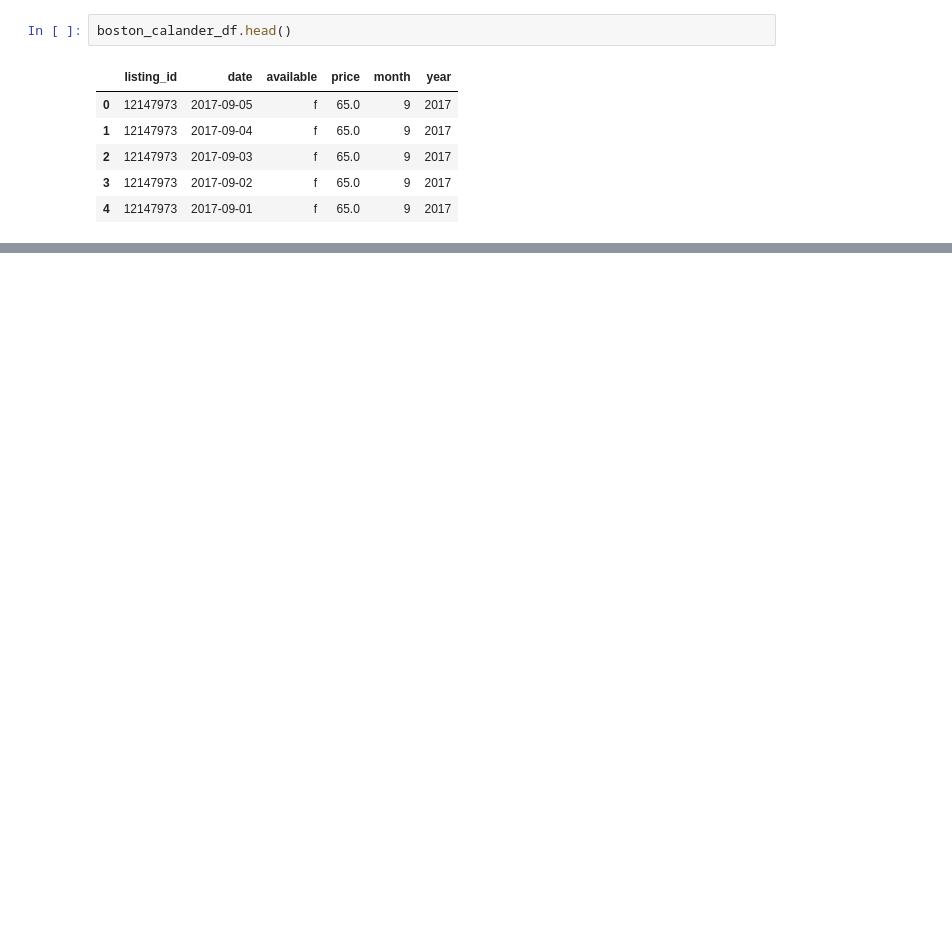
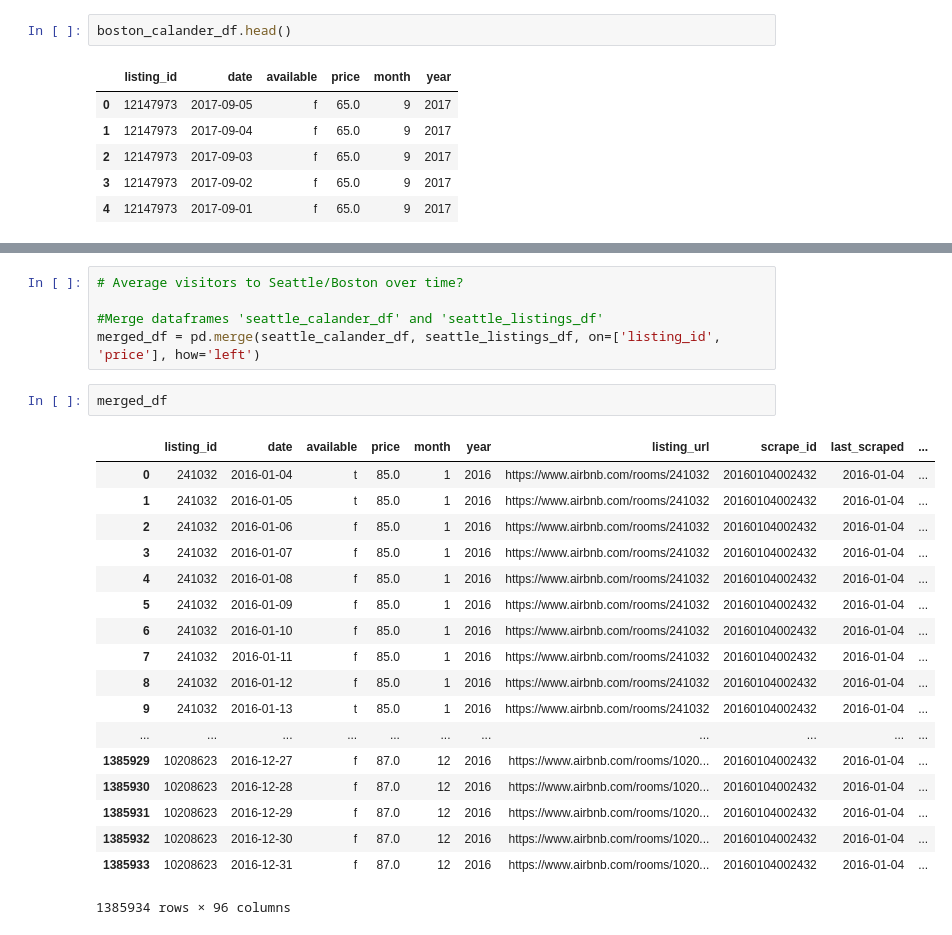
Before and after one commit to jyothishkjames/Seattle-Boston-Airbnb-Data-Analysis, a Jupyter notebook: data_prepration.ipynb, the cells around one changed output, grey strips where cells are left out. Cells and saved outputs as stored; diff of their text form; blank space fills up the shorter version.

```diff
--- a/data_prepration.ipynb
+++ b/data_prepration.ipynb
@@ -168,0 +191,26 @@ boston_calander_df.groupby('month')['price'].mean().plot(kind='line', color='blu
+# %%
+# Average visitors to Seattle/Boston over time?
+
+#Merge dataframes 'seattle_calander_df' and 'seattle_listings_df'
+merged_df = pd.merge(seattle_calander_df, seattle_listings_df, on=['listing_id', 'price'], how='left')
+# %%
+merged_df
+# %% [output]
+|  | listing_id | date | available | price | month | year | listing_url | scrape_id | last_scraped | ... |
+| 0 | 241032 | 2016-01-04 | t | 85.0 | 1 | 2016 | https://www.airbnb.com/rooms/241032 | 20160104002432 | 2016-01-04 | ... |
+| 1 | 241032 | 2016-01-05 | t | 85.0 | 1 | 2016 | https://www.airbnb.com/rooms/241032 | 20160104002432 | 2016-01-04 | ... |
+| 2 | 241032 | 2016-01-06 | f | 85.0 | 1 | 2016 | https://www.airbnb.com/rooms/241032 | 20160104002432 | 2016-01-04 | ... |
+| 3 | 241032 | 2016-01-07 | f | 85.0 | 1 | 2016 | https://www.airbnb.com/rooms/241032 | 20160104002432 | 2016-01-04 | ... |
+| 4 | 241032 | 2016-01-08 | f | 85.0 | 1 | 2016 | https://www.airbnb.com/rooms/241032 | 20160104002432 | 2016-01-04 | ... |
+| 5 | 241032 | 2016-01-09 | f | 85.0 | 1 | 2016 | https://www.airbnb.com/rooms/241032 | 20160104002432 | 2016-01-04 | ... |
+| 6 | 241032 | 2016-01-10 | f | 85.0 | 1 | 2016 | https://www.airbnb.com/rooms/241032 | 20160104002432 | 2016-01-04 | ... |
+| 7 | 241032 | 2016-01-11 | f | 85.0 | 1 | 2016 | https://www.airbnb.com/rooms/241032 | 20160104002432 | 2016-01-04 | ... |
+| 8 | 241032 | 2016-01-12 | f | 85.0 | 1 | 2016 | https://www.airbnb.com/rooms/241032 | 20160104002432 | 2016-01-04 | ... |
+| 9 | 241032 | 2016-01-13 | t | 85.0 | 1 | 2016 | https://www.airbnb.com/rooms/241032 | 20160104002432 | 2016-01-04 | ... |
+| ... | ... | ... | ... | ... | ... | ... | ... | ... | ... | ... |
+| 1385929 | 10208623 | 2016-12-27 | f | 87.0 | 12 | 2016 | https://www.airbnb.com/rooms/1020... | 20160104002432 | 2016-01-04 | ... |
+| 1385930 | 10208623 | 2016-12-28 | f | 87.0 | 12 | 2016 | https://www.airbnb.com/rooms/1020... | 20160104002432 | 2016-01-04 | ... |
+| 1385931 | 10208623 | 2016-12-29 | f | 87.0 | 12 | 2016 | https://www.airbnb.com/rooms/1020... | 20160104002432 | 2016-01-04 | ... |
+| 1385932 | 10208623 | 2016-12-30 | f | 87.0 | 12 | 2016 | https://www.airbnb.com/rooms/1020... | 20160104002432 | 2016-01-04 | ... |
+| 1385933 | 10208623 | 2016-12-31 | f | 87.0 | 12 | 2016 | https://www.airbnb.com/rooms/1020... | 20160104002432 | 2016-01-04 | ... |
+1385934 rows × 96 columns
```
Also changed, not shown: parts of 12 cells of this notebook.
